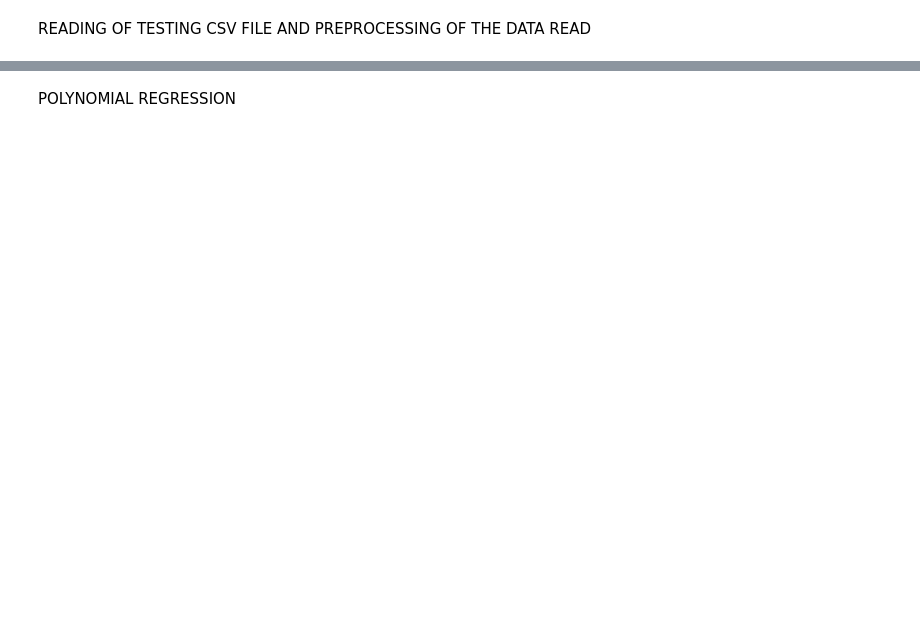
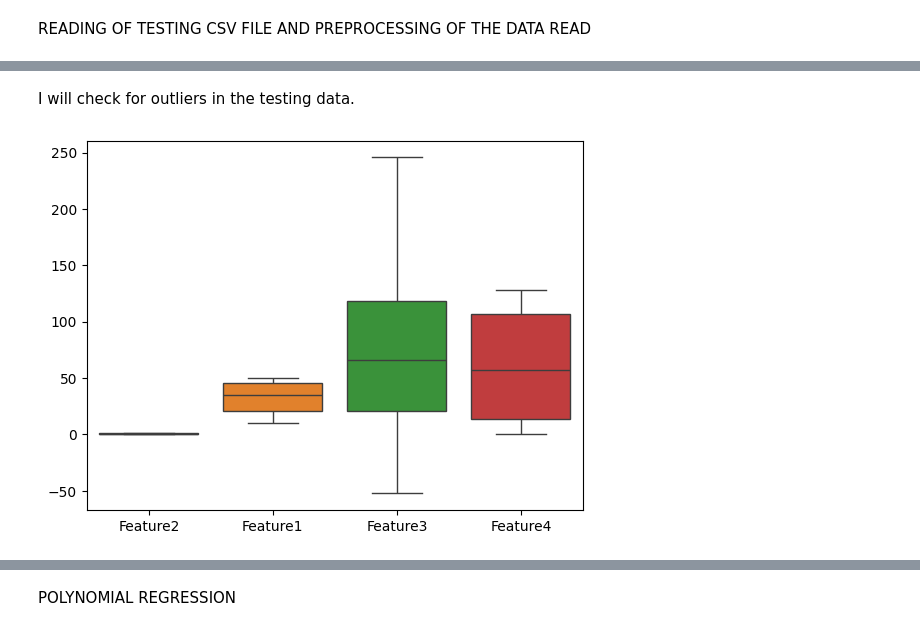
Before and after one commit to valmikGit/ML-Lab, a Jupyter notebook: Assignment 1/preprocessing_and_model.ipynb, the cells around one changed output, grey strips where cells are left out. Cells and saved outputs as stored; diff of their text form; code cells hidden in the pictures; blank space fills up the shorter version.

```diff
--- a/Assignment 1/preprocessing_and_model.ipynb
+++ b/Assignment 1/preprocessing_and_model.ipynb
@@ -247,0 +516,7 @@ test_csv
+# %% [markdown]
+I will check for outliers in the testing data.
+# %%
+sns.boxplot(test_csv)
+plt.show()
+# %% [output]
+[figure, added]
```
Also changed, not shown: parts of 55 cells of this notebook, 1 other file.
